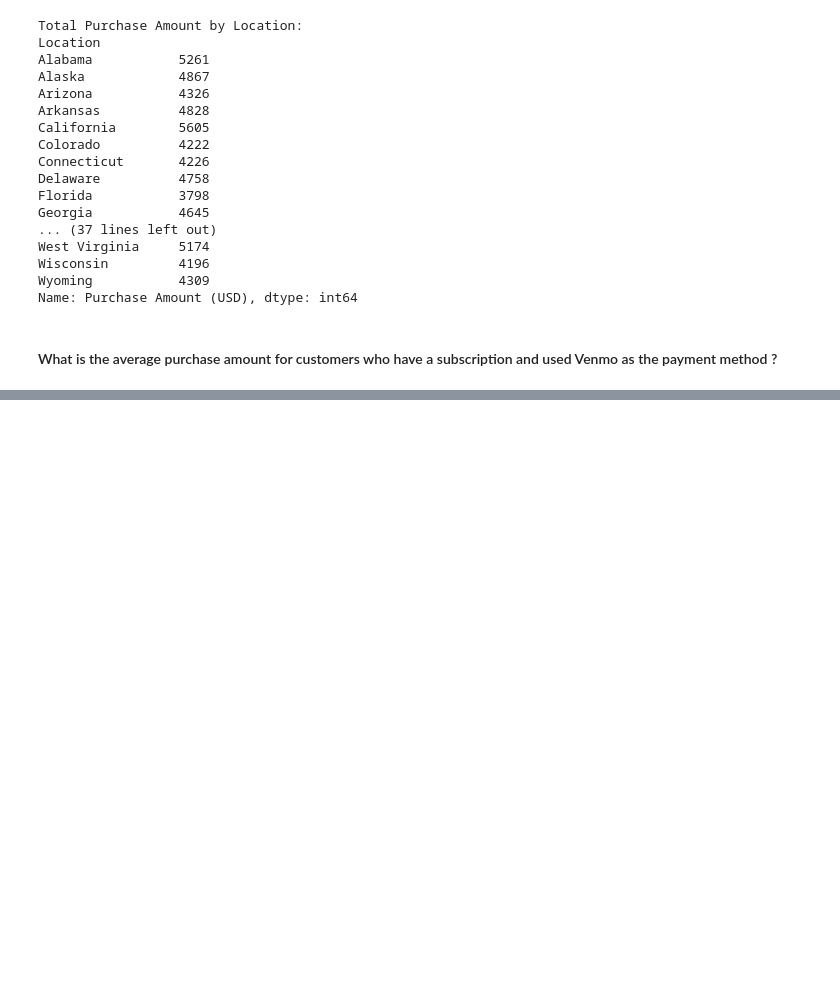
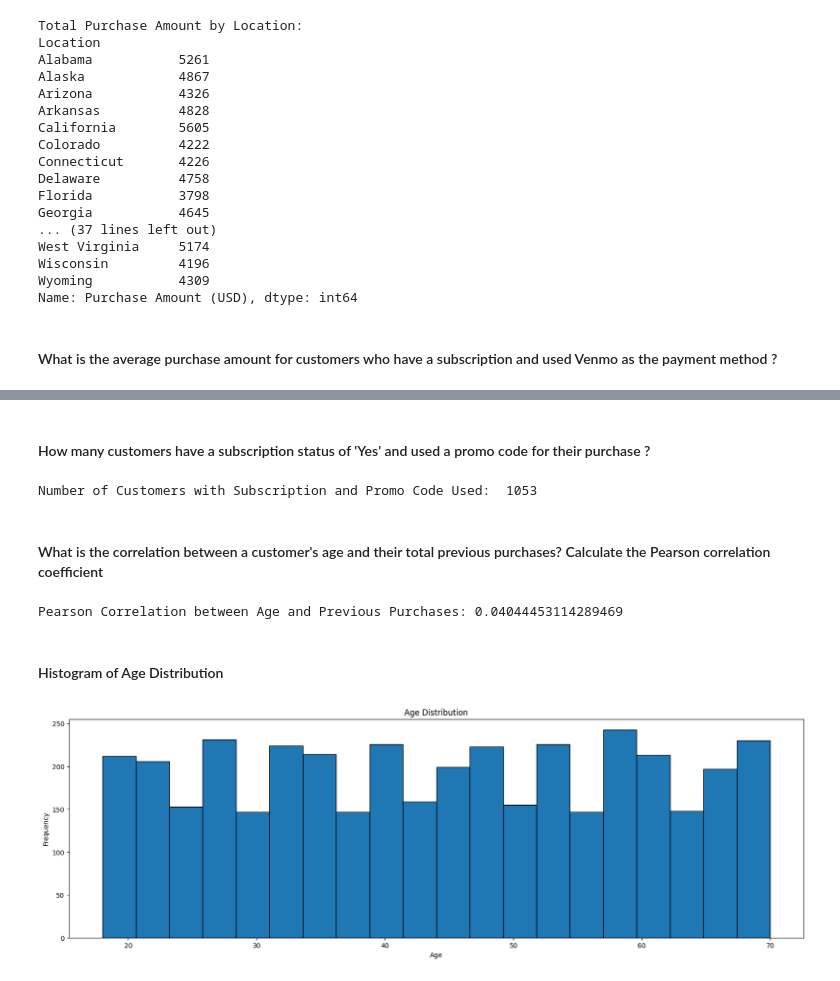
Before and after one commit to Paul-Ndirangu/Kaggle-projects, a Jupyter notebook: shopping_trends/shopping_trends.ipynb, the cells around one changed output, grey strips where cells are left out. Cells and saved outputs as stored; diff of their text form; code cells hidden in the pictures; blank space fills up the shorter version.

```diff
--- a/shopping_trends/shopping_trends.ipynb
+++ b/shopping_trends/shopping_trends.ipynb
@@ -712,0 +852,25 @@ Name: Purchase Amount (USD), dtype: int64
+# %% [markdown]
+#### How many customers have a subscription status of 'Yes' and used a promo code for their purchase ?
+# %%
+subscription_promo_count = df[(df['Subscription Status'] == 'Yes') & (df['Promo Code Used'] == 'Yes')]['Customer ID'].count()
+print("Number of Customers with Subscription and Promo Code Used: ", subscription_promo_count)
+# %% [output]
+Number of Customers with Subscription and Promo Code Used:  1053
+# %% [markdown]
+#### What is the correlation between a customer's age and their total previous purchases? Calculate the Pearson correlation coefficient
+# %%
+correlation_age_previous_purchases = df['Age'].corr(df['Previous Purchases'], method='pearson')
+print("Pearson Correlation between Age and Previous Purchases:", correlation_age_previous_purchases)
+# %% [output]
+Pearson Correlation between Age and Previous Purchases: 0.04044453114289469
+# %% [markdown]
+#### Histogram of Age Distribution
+# %%
+plt.figure(figsize = (20, 6))
+plt.hist(df['Age'], bins = 20, edgecolor = 'k')
+plt.title('Age Distribution')
+plt.xlabel('Age')
+plt.ylabel('Frequency')
+plt.show()
+# %% [output]
+[figure, added]
```
Also changed, not shown: parts of 44 cells of this notebook.
